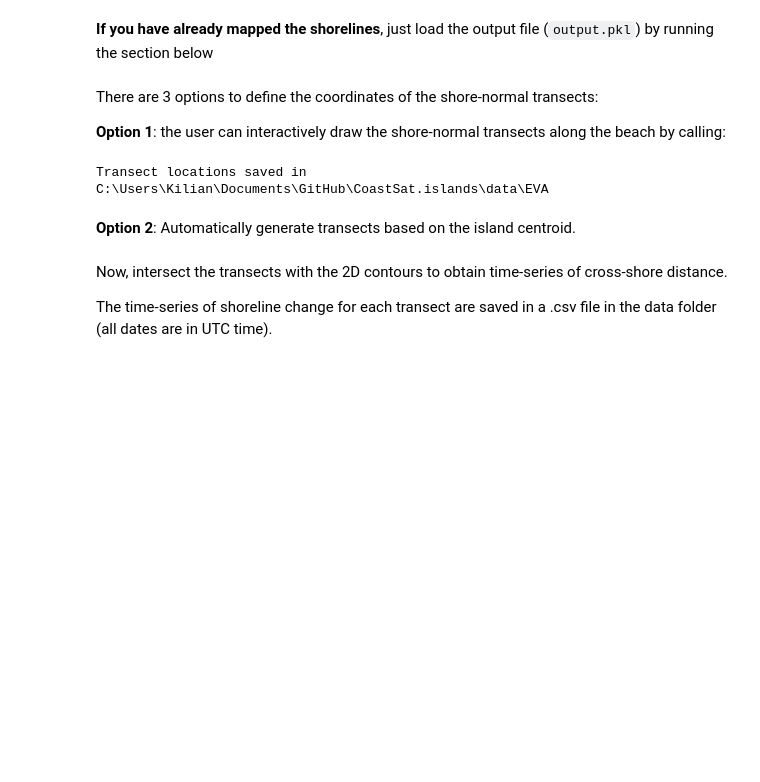
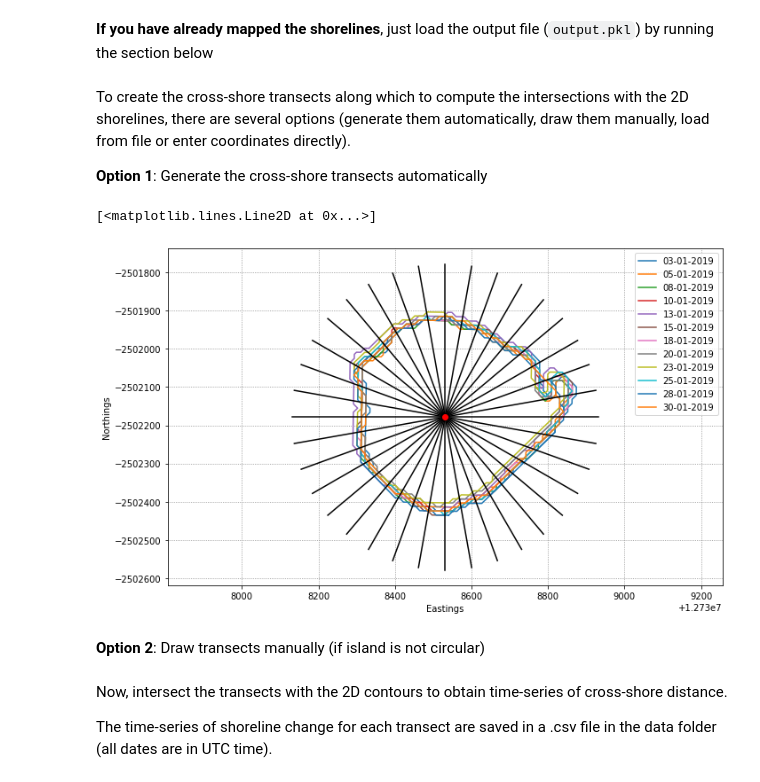
Before and after one commit to mcuttler/CoastSat.islands, a Jupyter notebook: example_islands_Eva_Island.ipynb, the cells around one changed output. Saved outputs shown, nothing was run; the diff lists cells and outputs as text; code cells hidden in the pictures; blank space fills up the shorter version.

```diff
--- a/example_islands_Eva_Island.ipynb
+++ b/example_islands_Eva_Island.ipynb
@@ -46,10 +46,8 @@ sat_list = ['S2']
 sitename = 'EVA'
 # directory where the data will be stored
 filepath = os.path.join(os.getcwd(), 'data')
-#island file - info about island slope and center coordinates
-island_file = os.path.join(os.getcwd(), 'example',sitename + '_info.csv')
 # put all the inputs into a dictionnary
-inputs = {'polygon': polygon, 'dates': dates, 'sat_list': sat_list, 'sitename': sitename, 'filepath':filepath, 'island_file': island_file}
+inputs = {'polygon': polygon, 'dates': dates, 'sat_list': sat_list, 'sitename': sitename, 'filepath':filepath}
 
 # before downloading the images, check how many images are available for your inputs
 SDS_download.check_images_available(inputs);
@@ -98,9 +96,6 @@ settings = {
     'cloud_mask_issue': False,  # switch this parameter to True if sand pixels are masked (in black) on many images
     'sand_color': 'default',    # 'default', 'dark' (for grey/black sand beaches) or 'bright' (for white sand beaches)
 }
-
-# read additional settings for island info - adds:
-settings = SDS_islands.read_island_info(inputs['island_file'],settings)
 # %% [markdown]
 ### [OPTIONAL] Save .jpg of the satellite images
 Saves .jpg files of the preprocessed satellite images (cloud masking + pansharpening/down-sampling) under *./data/sitename/jpeg_files\preprocessed*
@@ -177,11 +166,41 @@ settings['heading'] = np.array(list(range(ang_start,ang_end,ang_step)))
-# %% [markdown]
-There are 3 options to define the coordinates of the shore-normal transects:
-
-**Option 1**: the user can interactively draw the shore-normal transects along the beach by calling:
+# %% [markdown]
+To create the cross-shore transects along which to compute the intersections with the 2D shorelines, there are several options (generate them automatically, draw them manually, load from file or enter coordinates directly).
+
+**Option 1**: Generate the cross-shore transects automatically
+# %%
+# angles for the transects around the island
+ang_start = 0
+ang_end = 360
+# degree interval for calculating transects
+ang_step = 10
+settings['heading'] = np.array(list(range(ang_start,ang_end,ang_step)))
+# origing of all the transects
+settings['island_center'] = [12738531, -2502178]
+# length of each transect from the origin
+settings['transect_length'] = 400
+# generate transects automatically
+transects = SDS_islands.calc_island_transects(settings)
+
+# plot transects
+%matplotlib inline
+fig = plt.figure(figsize=(10,6), tight_layout=True)
+plt.axis('equal')
+plt.xlabel('Eastings')
+plt.ylabel('Northings')
+plt.grid(linestyle=':', color='0.5')
+for i in range(len(output['shorelines'])):
+    sl = output['sand_points'][i]
+    date = output['dates'][i]
+    plt.plot(sl[:,0], sl[:,1], '-', label=date.strftime('%d-%m-%Y'))
+plt.legend()
+for key in transects.keys():
+    plt.plot(transects[key][:,0], transects[key][:,1], 'k-')
+plt.plot(settings['island_center'][0],settings['island_center'][1],'ro')
+# %% [output]
+[<matplotlib.lines.Line2D at 0x...>]
+[figure, added]
+# %% [markdown]
+**Option 2**: Draw transects manually (if island is not circular)
 # %%
 %matplotlib qt
 transects = SDS_transects.draw_transects(output, settings)
-# %% [output]
-Transect locations saved in C:\Users\Kilian\Documents\GitHub\CoastSat.islands\data\EVA
-# %% [markdown]
-**Option 2**: Automatically generate transects based on the island centroid.
```
Also changed, not shown: parts of 3 cells of this notebook, 6 other files.
